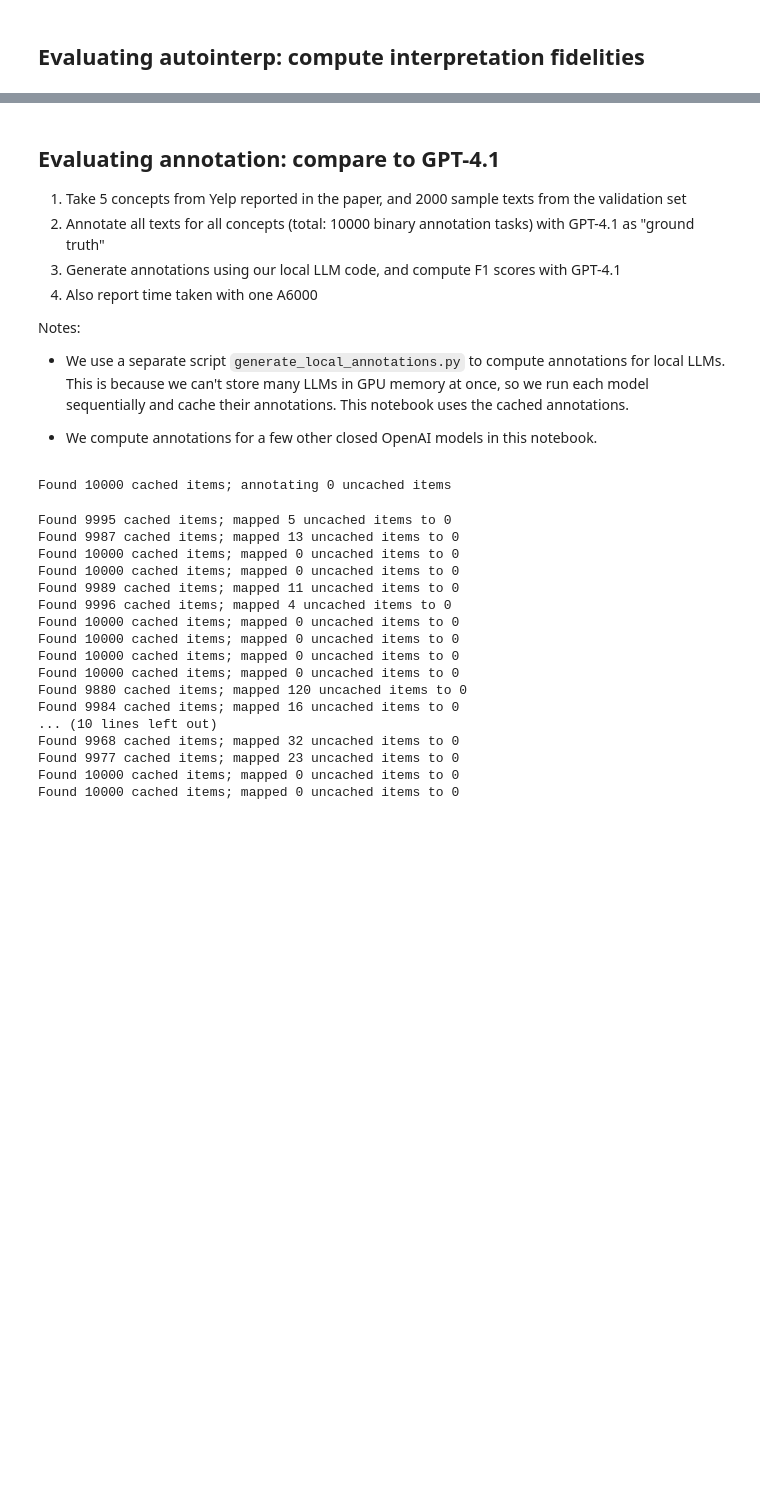
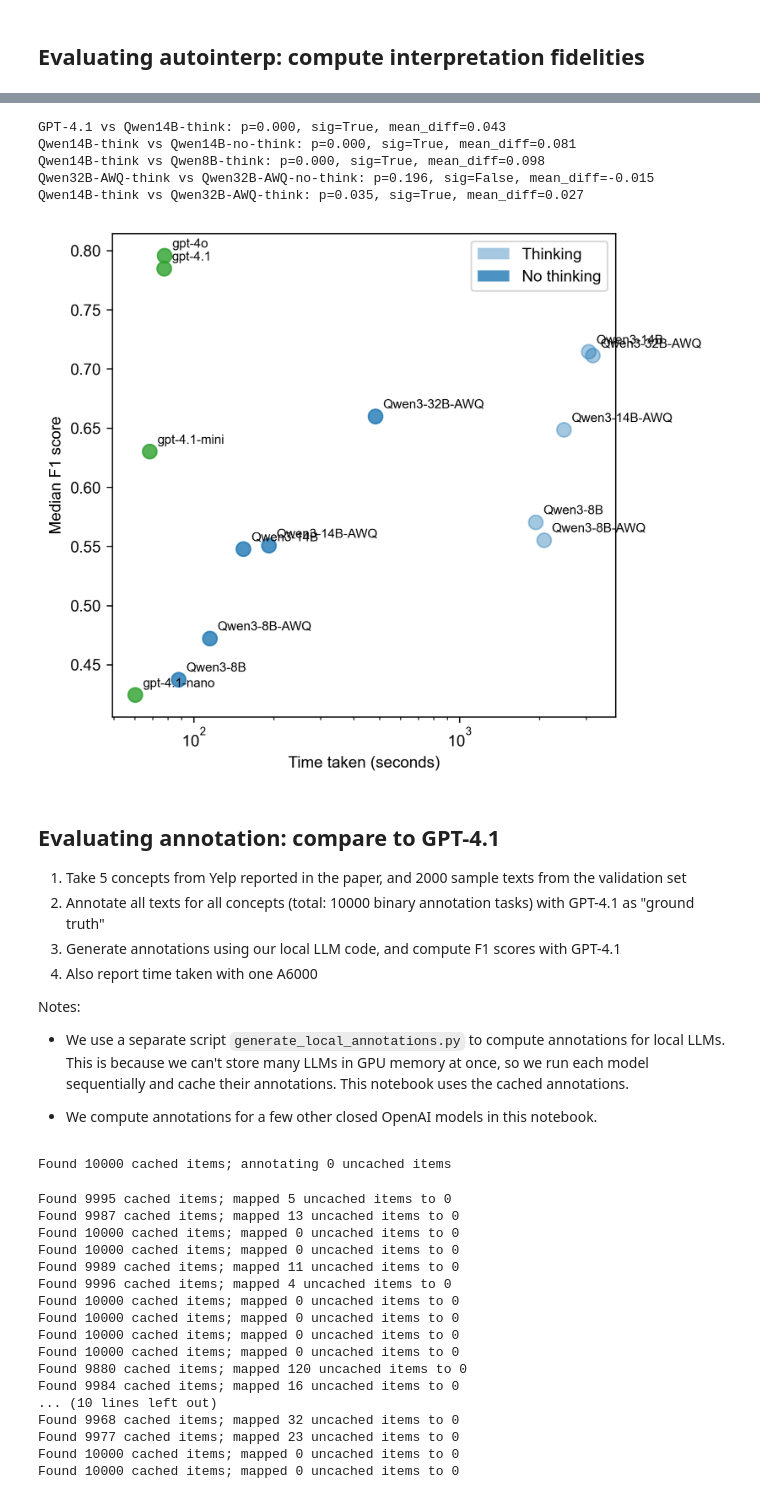
Before and after one commit to rmovva/HypotheSAEs, a Jupyter notebook: local_llm_experiments/local_llm.ipynb, the cells around one changed output, grey strips where cells are left out. Saved outputs shown, nothing was run; the diff lists cells and outputs as text; code cells hidden in the pictures; blank space fills up the shorter version.

```diff
--- a/local_llm_experiments/local_llm.ipynb
+++ b/local_llm_experiments/local_llm.ipynb
@@ -159,3 +164,82 @@ plt.show()
+# %%
+from scipy.stats import ttest_rel
+
+def compare_models(model1_key, model2_key, label1, label2):
+    scores1 = data[model1_key]
+    scores2 = data[model2_key]
+    t_stat, p_value = ttest_rel(scores1, scores2)
+    mean_diff = np.mean(scores1) - np.mean(scores2)
+    print(f"{label1} vs {label2}: p={p_value:.3f}, sig={p_value < 0.05}, mean_diff={mean_diff:.3f}")
+
+compare_models('gpt-4.1_think=False', 'Qwen/Qwen3-14B_think=True', 'GPT-4.1', 'Qwen14B-think')
+compare_models('Qwen/Qwen3-14B_think=True', 'Qwen/Qwen3-14B_think=False', 'Qwen14B-think', 'Qwen14B-no-think')
+compare_models('Qwen/Qwen3-14B_think=True', 'Qwen/Qwen3-8B_think=True', 'Qwen14B-think', 'Qwen8B-think')
+compare_models('Qwen/Qwen3-32B-AWQ_think=True', 'Qwen/Qwen3-32B-AWQ_think=False', 'Qwen32B-AWQ-think', 'Qwen32B-AWQ-no-think')
+compare_models('Qwen/Qwen3-14B_think=True', 'Qwen/Qwen3-32B-AWQ_think=True', 'Qwen14B-think', 'Qwen32B-AWQ-think')
+# %% [output]
+GPT-4.1 vs Qwen14B-think: p=0.000, sig=True, mean_diff=0.043
+Qwen14B-think vs Qwen14B-no-think: p=0.000, sig=True, mean_diff=0.081
+Qwen14B-think vs Qwen8B-think: p=0.000, sig=True, mean_diff=0.098
+Qwen32B-AWQ-think vs Qwen32B-AWQ-no-think: p=0.196, sig=False, mean_diff=-0.015
+Qwen14B-think vs Qwen32B-AWQ-think: p=0.035, sig=True, mean_diff=0.027
+# %%
+import json
+
+# Load timing data
+timing_file = "/nas/ucb/rmovva/data/hypothesaes/local_llm_experiments/results/interpretation_timing_results_1024_32.jsonl"
+timing_data = []
+with open(timing_file, 'r') as f:
+    for line in f:
+        timing_data.append(json.loads(line.strip()))
+
+# Create scatter plot of time vs median F1 score
+plt.figure(figsize=(6, 5), dpi=300)
+
+for timing_entry in timing_data:
+    model_name = timing_entry["model_name"]
+    time_taken = timing_entry["time (s)"]
+    thinking = timing_entry.get("thinking", False)
+
+    # Find corresponding F1 scores
+    model_key = f"{model_name}_think={thinking}"
+    if model_key in data:
+        median_f1 = np.median(data[model_key])
+
+        # Set color and opacity based on model type and thinking
+        if "gpt" in model_name.lower():
+            color = "C2"
+            display_name = model_name
+        else:  # Qwen models
+            color = "C0"
+            display_name = model_name.split('/')[-1]  # Take only the part after /
+
+        alpha = 0.4 if thinking else 0.8
+
+        # Create legend label with thinking status
+        legend_label = f"{display_name} ({'thinking' if thinking else 'no thinking'})"
+
+        plt.scatter(time_taken, median_f1, color=color, alpha=alpha,
+                   s=80, marker='o', label=legend_label)
+
+        # Add text label for each point
+        plt.annotate(display_name, (time_taken, median_f1),
+                    xytext=(5, 5), textcoords='offset points',
+                    fontsize=8, ha='left')
+
+plt.xscale('log')
+plt.xlabel("Time taken (seconds)")
+plt.ylabel("Median F1 score")
+# Create custom legend with just thinking vs non-thinking
+from matplotlib.patches import Patch
+legend_elements = [
+    Patch(facecolor='C0', alpha=0.4, label='Thinking'),
+    Patch(facecolor='C0', alpha=0.8, label='No thinking')
+]
+plt.legend(handles=legend_elements)
+plt.tight_layout()
+plt.show()
+# %% [output]
+[figure, added]
 # %% [markdown]
 ## Evaluating annotation: compare to GPT-4.1
 
```
Also changed, not shown: parts of 6 cells of this notebook.
